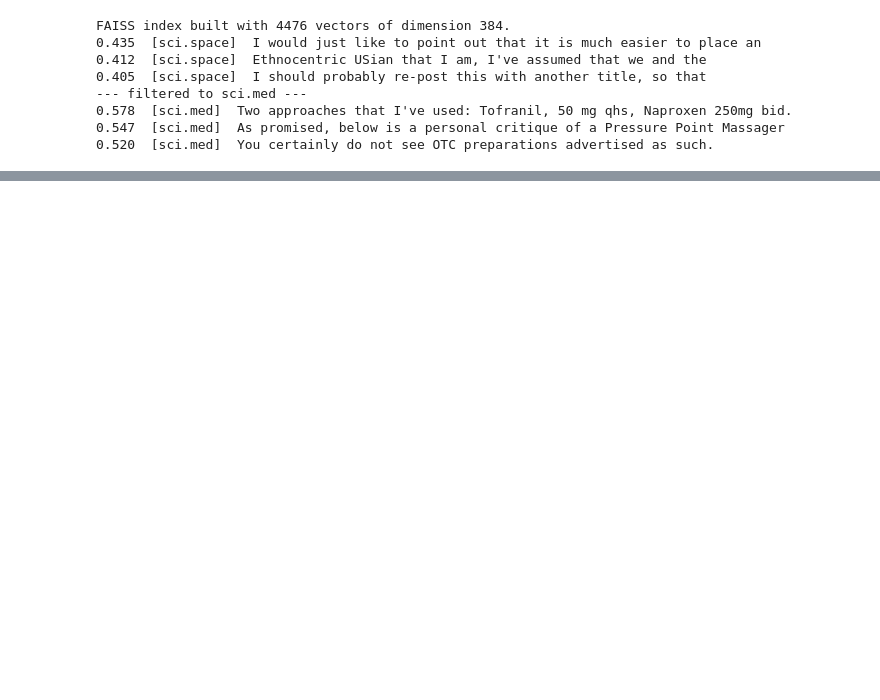
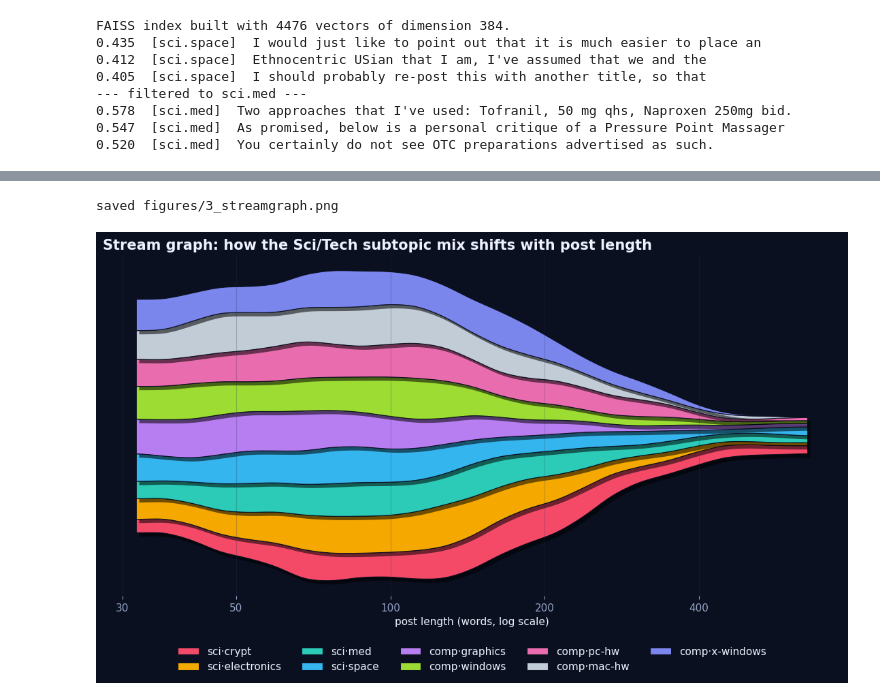
Before and after one commit to saasmodularframework/ai-application-layer-extended, a Jupyter notebook: ai_categorized.ipynb, the cells around one changed output, grey strips where cells are left out. Drawn from its saved outputs; the diff is of its cells as text; code cells hidden in the pictures; blank space fills up the shorter version.

```diff
--- a/ai_categorized.ipynb
+++ b/ai_categorized.ipynb
@@ -205,0 +396,28 @@ FAISS index built with 4476 vectors of dimension 384.
+# %%
+from scipy.ndimage import gaussian_filter1d
+
+hi = np.percentile(train_df.n_words, 97)
+edges = np.geomspace(MIN_WORDS, hi, 26)
+centers = np.sqrt(edges[:-1] * edges[1:])
+X = np.log10(centers)
+Y = np.array([np.histogram(train_df.loc[train_df.label_text == t, "n_words"], bins=edges)[0] for t in TOPICS], float)
+Y = gaussian_filter1d(Y, 1.0, axis=1)
+xf = np.linspace(X.min(), X.max(), 500)
+Yf = gaussian_filter1d(np.array([np.interp(xf, X, y) for y in Y]), 7, axis=1)
+
+fig, ax = plt.subplots(figsize=(14, 6.5))
+polys = ax.stackplot(xf, Yf, baseline="wiggle", colors=[PAL[t] for t in TOPICS],
+                     labels=[short(t) for t in TOPICS], edgecolor=BG, linewidth=0.8, alpha=0.96)
+for poly, t in zip(polys, TOPICS):
+    poly.set_path_effects([pe.SimplePatchShadow(offset=(3, -4), shadow_rgbFace="black", alpha=0.55), pe.Normal()])
+ticks = [v for v in (30, 50, 100, 200, 400, 800, 1600) if MIN_WORDS <= v <= hi]
+ax.set_xticks(np.log10(ticks)); ax.set_xticklabels([str(v) for v in ticks])
+ax.set_xlabel("post length (words, log scale)"); ax.set_yticks([])
+for s in ax.spines.values(): s.set_visible(False)
+ax.grid(axis="x", alpha=0.25)
+ax.set_title("Stream graph: how the Sci/Tech subtopic mix shifts with post length", loc="left")
+ax.legend(ncol=5, loc="upper center", bbox_to_anchor=(0.5, -0.12), frameon=False, labelcolor=FG)
+save_fig(fig, "3_streamgraph"); plt.show()
+# %% [output]
+saved figures/3_streamgraph.png
+[figure, added]
```
Also changed, not shown: parts of 11 cells of this notebook.
